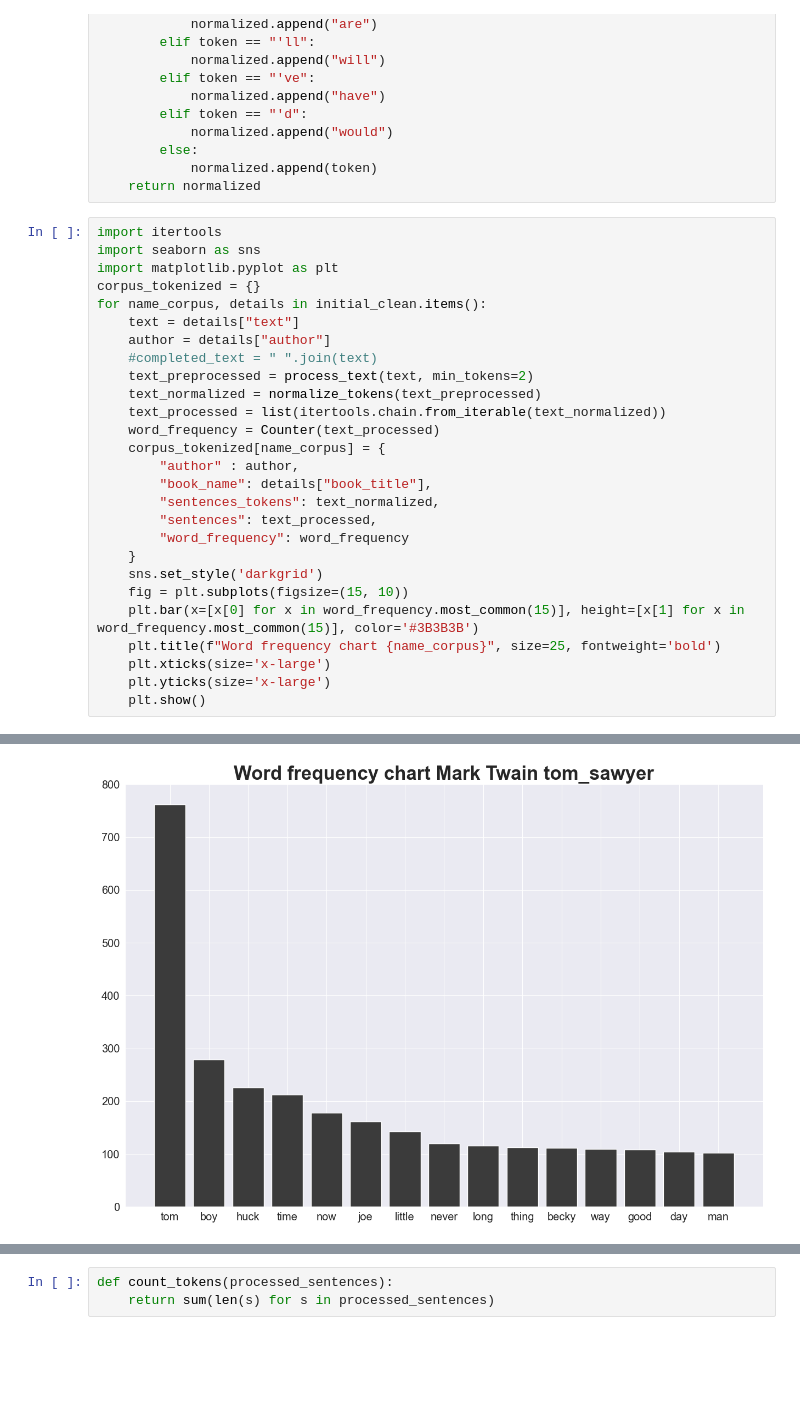
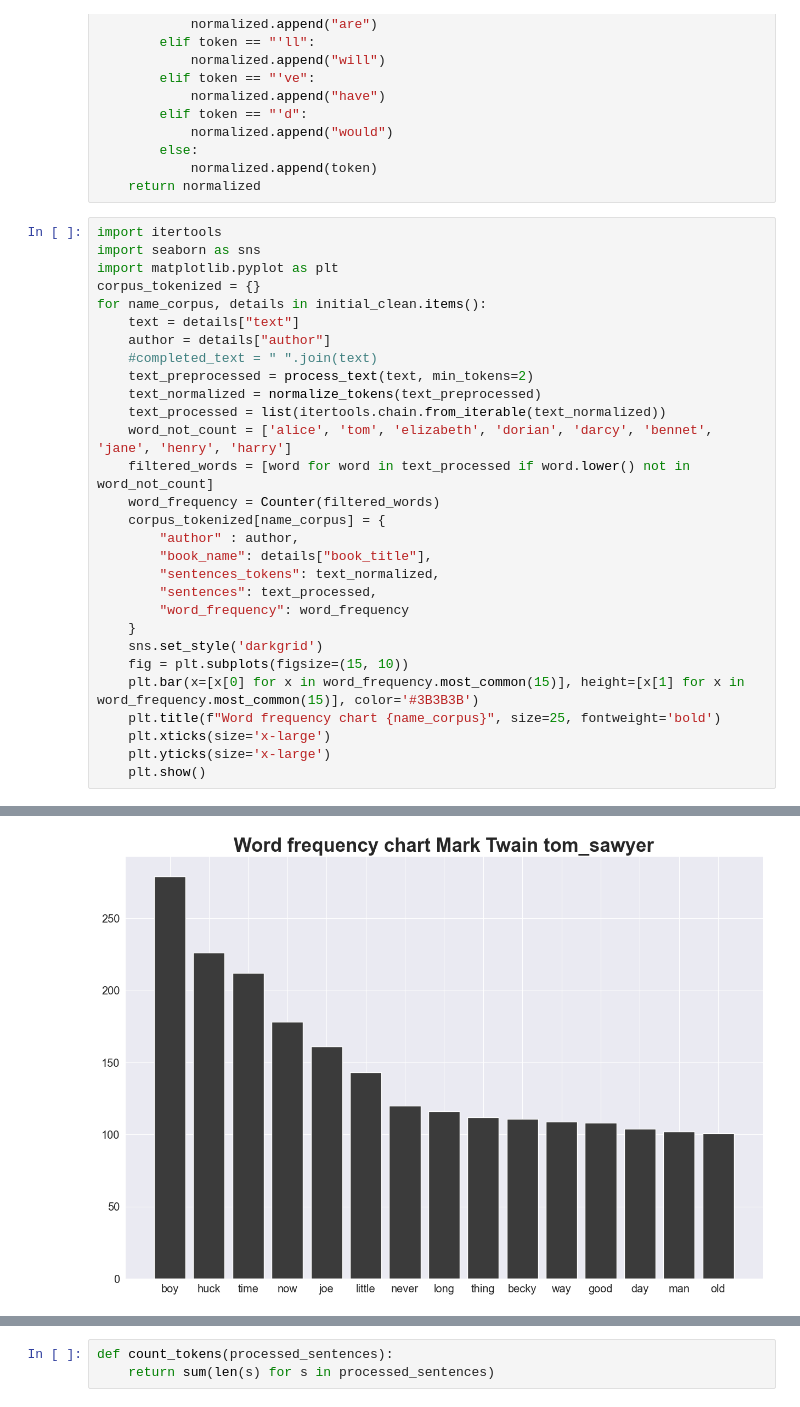
Before and after one commit to BenjaSar/novelBot, a Jupyter notebook: EDA.ipynb, the cells around one changed output, grey strips where cells are left out. Cells and saved outputs as stored; diff of their text form; blank space fills up the shorter version.

Commit message:
hotfix: word filtered

```diff
--- a/EDA.ipynb
+++ b/EDA.ipynb
@@ -302,7 +302,9 @@ for name_corpus, details in initial_clean.items():
     text_preprocessed = process_text(text, min_tokens=2)
     text_normalized = normalize_tokens(text_preprocessed)
     text_processed = list(itertools.chain.from_iterable(text_normalized))
-    word_frequency = Counter(text_processed)
+    word_not_count = ['alice', 'tom', 'elizabeth', 'dorian', 'darcy', 'bennet', 'jane', 'henry', 'harry']
+    filtered_words = [word for word in text_processed if word.lower() not in word_not_count]
+    word_frequency = Counter(filtered_words)
     corpus_tokenized[name_corpus] = {
         "author" : author,
         "book_name": details["book_title"],
@@ -323 +325 @@ for name_corpus, details in initial_clean.items():
-[figure, old version]
+[figure, new version]
```
Also changed, not shown: parts of 2 cells of this notebook.
